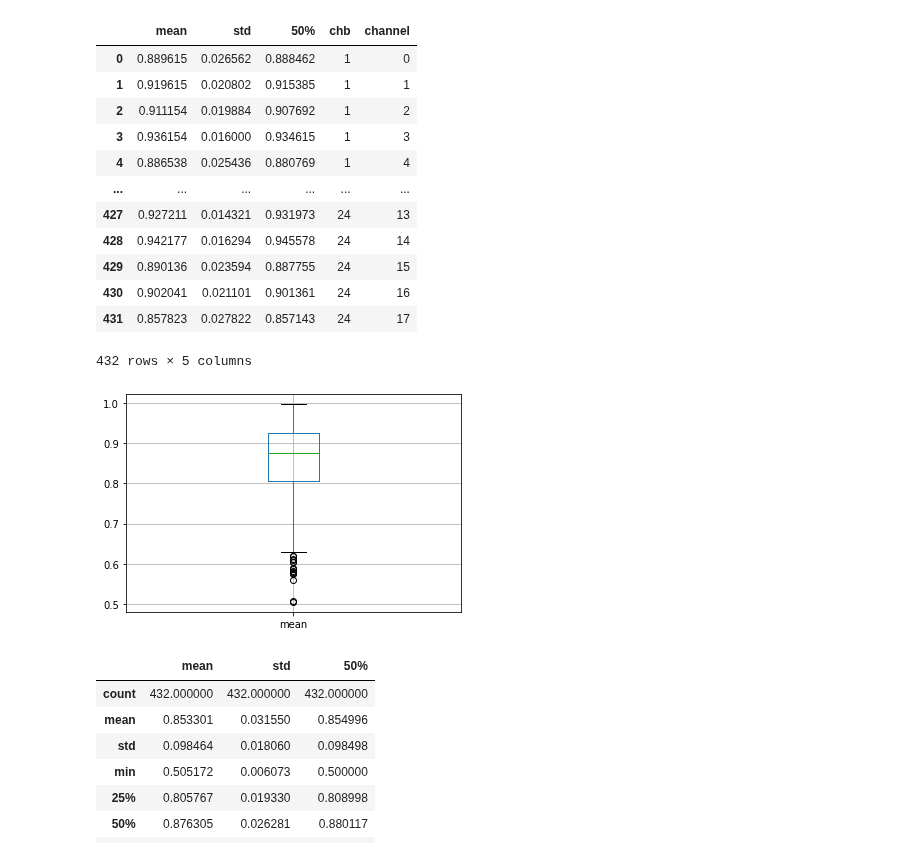
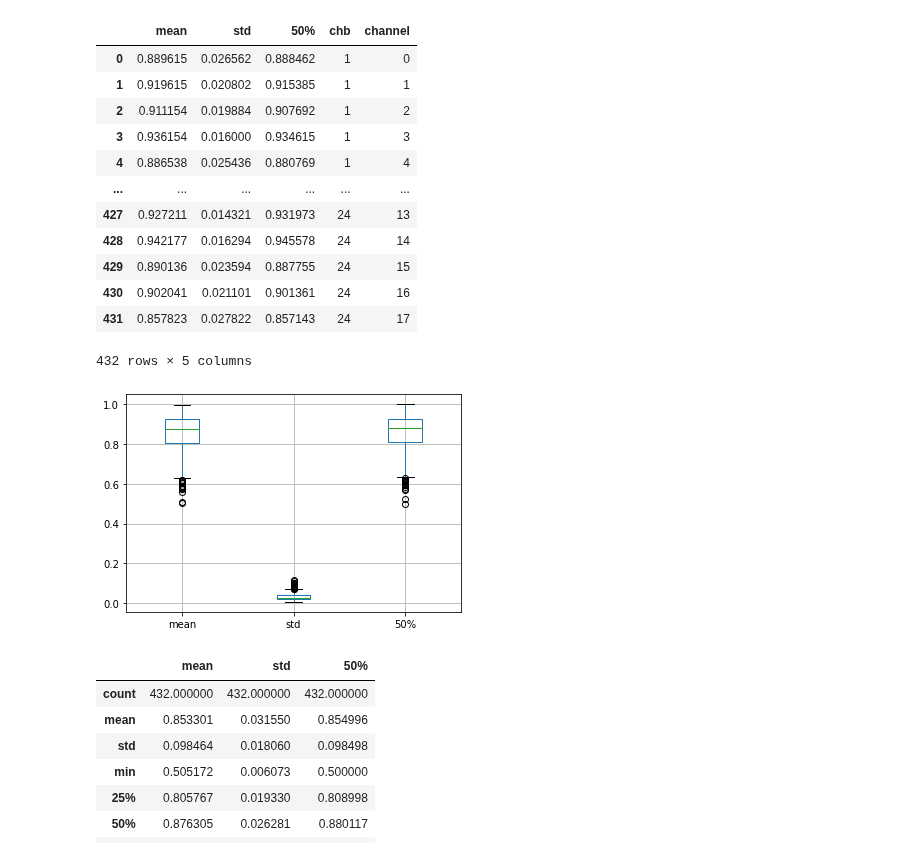
Before and after one commit to newtmagalhaes/Machine-Learning, a Jupyter notebook: ML/f02-chb/02-ranks.ipynb, the cells around one changed output. Cells and saved outputs as stored; diff of their text form; code cells hidden in the pictures.

```diff
--- a/ML/f02-chb/02-ranks.ipynb
+++ b/ML/f02-chb/02-ranks.ipynb
@@ -7,32 +16,32 @@ Observando distribuição dos canais com melhor desempenho para os chb do 01 ao
 # %%
 import numpy as np
 import pandas as pd
 import seaborn as sns
 from matplotlib import pyplot as plt
 
 # lista de str ['01', '02', ..., '24']
 file_range = ['{:0>2}'.format(chb) for chb in range(1, 25)]
 
 dataframe_list = [pd.read_csv(f'./chb{number}/knn_descr_channel_rank.csv') for number in file_range]
 
 ranks_DF = pd.concat(dataframe_list, ignore_index=True)
-ranks_DF.boxplot(column='mean')
+ranks_DF.boxplot(column=['mean', 'std', '50%'])
 ranks_DF
 # %% [output]
 |  | mean | std | 50% | chb | channel |
 | 0 | 0.889615 | 0.026562 | 0.888462 | 1 | 0 |
 | 1 | 0.919615 | 0.020802 | 0.915385 | 1 | 1 |
 | 2 | 0.911154 | 0.019884 | 0.907692 | 1 | 2 |
 | 3 | 0.936154 | 0.016000 | 0.934615 | 1 | 3 |
 | 4 | 0.886538 | 0.025436 | 0.880769 | 1 | 4 |
 | ... | ... | ... | ... | ... | ... |
 | 427 | 0.927211 | 0.014321 | 0.931973 | 24 | 13 |
 | 428 | 0.942177 | 0.016294 | 0.945578 | 24 | 14 |
 | 429 | 0.890136 | 0.023594 | 0.887755 | 24 | 15 |
 | 430 | 0.902041 | 0.021101 | 0.901361 | 24 | 16 |
 | 431 | 0.857823 | 0.027822 | 0.857143 | 24 | 17 |
 432 rows × 5 columns
-[figure, old version]
+[figure, new version]
 # %%
 ranks_DF[['mean', 'std', '50%']].describe()
 # %% [output]
```
Also changed, not shown: parts of 20 cells of this notebook, 1 other file.
